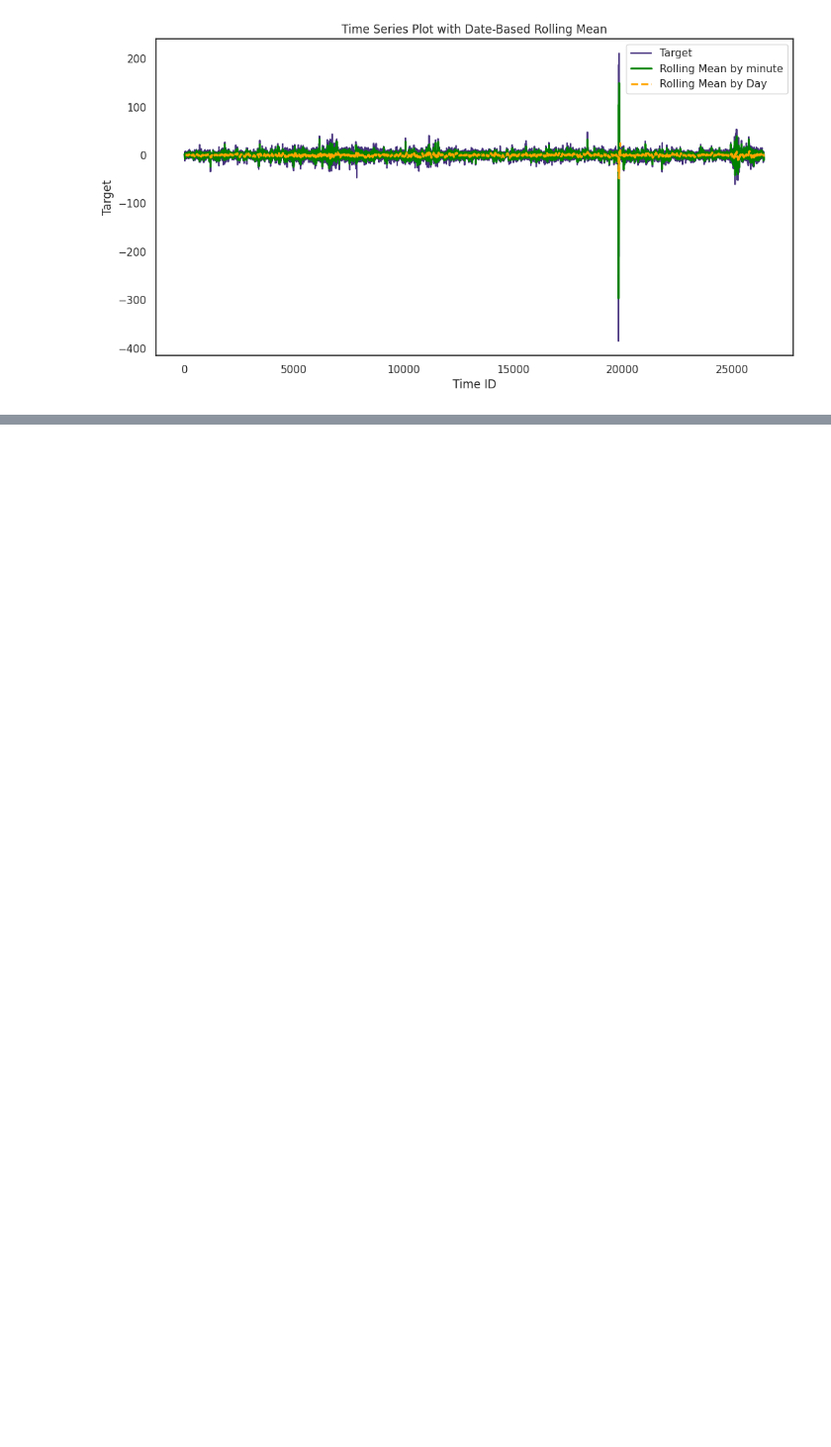
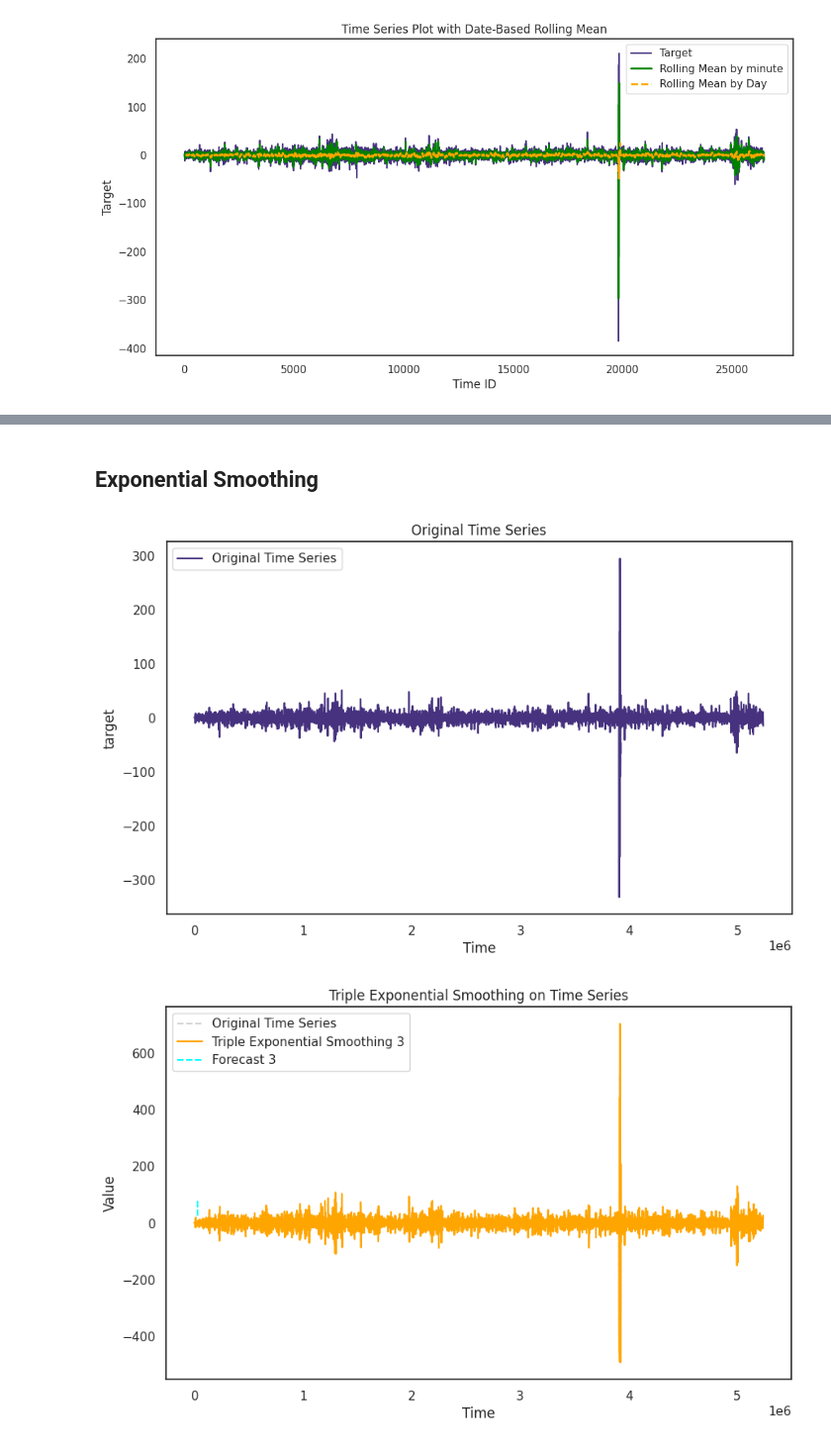
Before and after one commit to UNT-CSCE-Projects/US_stock_market_prediction, a Jupyter notebook: Optiver.ipynb, the cells around one changed output, grey strips where cells are left out. Shown at 99% size. Cells and saved outputs as stored; diff of their text form; code cells hidden in the pictures; blank space fills up the shorter version.

```diff
--- a/Optiver.ipynb
+++ b/Optiver.ipynb
@@ -267,7 +289,3 @@ train = train.astype('float32')
 # normalize the dataset
 scaler = MinMaxScaler(feature_range=(0, 1))
 scaled_data = scaler.fit_transform(train)
-# %%
-train_size = int(len(scaled_data) * 0.67)
-test_size = len(scaled_data) - train_size
-train, test = scaled_data[0:train_size,:], scaled_data[train_size:len(scaled_data),:]
@@ -400,0 +300,68 @@ dtype: int64
+# %% [markdown]
+## Exponential Smoothing
+# %%
+import pandas as pd
+import matplotlib.pyplot as plt
+from statsmodels.tsa.holtwinters import ExponentialSmoothing
+
+# Sample time series data (replace with your own data)
+df = train
+
+# Plot the original time series
+plt.figure(figsize=(10, 6))
+plt.plot(df.index, df['target'], label='Original Time Series')
+plt.title('Original Time Series')
+plt.xlabel('Time')
+plt.ylabel('target')
+plt.legend()
+plt.show()
+
+# Triple Exponential Smoothing (Holt-Winters)
+def triple_exponential_smoothing(series, alpha, beta, gamma, seasonal_periods, forecast_periods):
+    model = ExponentialSmoothing(series, trend='add', seasonal='add', seasonal_periods=seasonal_periods)
+    fit = model.fit(smoothing_level=alpha, smoothing_slope=beta, smoothing_seasonal=gamma)
+
+    # Forecast
+    forecast = fit.forecast(forecast_periods)
+
+    return fit.fittedvalues, forecast
+
+# Choose smoothing parameters
+alpha = 0.2
+beta = 0.2
+gamma = 0.2
+seasonal_periods = 7  # Assuming a weekly seasonality
+forecast_periods = 30  # Number of periods to forecast
+
+# Apply triple exponential smoothing
+fitted_values_1, forecast_1 = triple_exponential_smoothing(df['target'], alpha, beta, gamma, seasonal_periods, forecast_periods)
+
+# Update the original series with the first set of fitted values
+df['target'] = fitted_values_1
+
+# Apply triple exponential smoothing again
+fitted_values_2, forecast_2 = triple_exponential_smoothing(df['target'], alpha, beta, gamma, seasonal_periods, forecast_periods)
+
+# Update the original series with the second set of fitted values
+df['target'] = fitted_values_2
+
+# Apply triple exponential smoothing one more time
+fitted_values_3, forecast_3 = triple_exponential_smoothing(df['target'], alpha, beta, gamma, seasonal_periods, forecast_periods)
+
+# Plot the original, smoothed, and forecasted time series
+plt.figure(figsize=(10, 6))
+plt.plot(df.index, df['target'], label='Original Time Series', linestyle='--', color='lightgray')
+# plt.plot(df.index, fitted_values_1, label='Triple Exponential Smoothing 1', color='blue')
+# plt.plot(df.index, fitted_values_2, label='Triple Exponential Smoothing 2', color='green')
+plt.plot(df.index, fitted_values_3, label='Triple Exponential Smoothing 3', color='orange')
+# plt.plot(forecast_1.index, forecast_1, label='Forecast 1', linestyle='--', color='blue')
+# plt.plot(forecast_2.index, forecast_2, label='Forecast 2', linestyle='--', color='green')
+plt.plot(forecast_3.index, forecast_3, label='Forecast 3', linestyle='--', color='cyan')
+plt.title('Triple Exponential Smoothing on Time Series')
+plt.xlabel('Time')
+plt.ylabel('Value')
+plt.legend()
+plt.show()
+# %% [output]
+[figure, added]
+[figure, added]
```
Also changed, not shown: parts of 32 cells of this notebook.
